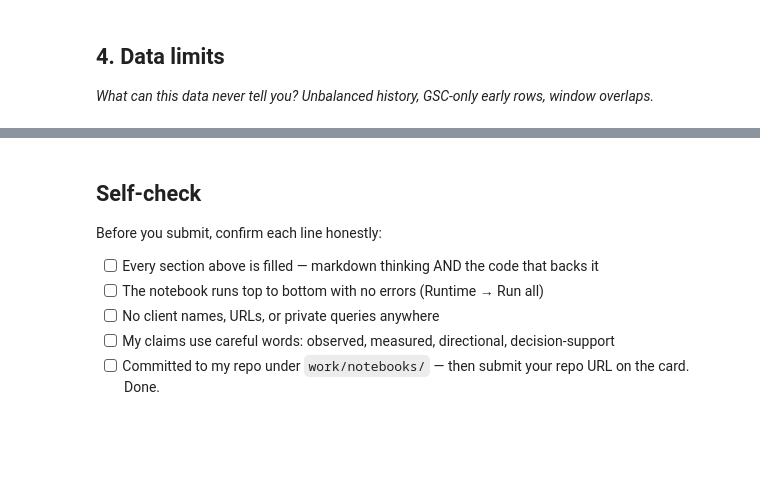
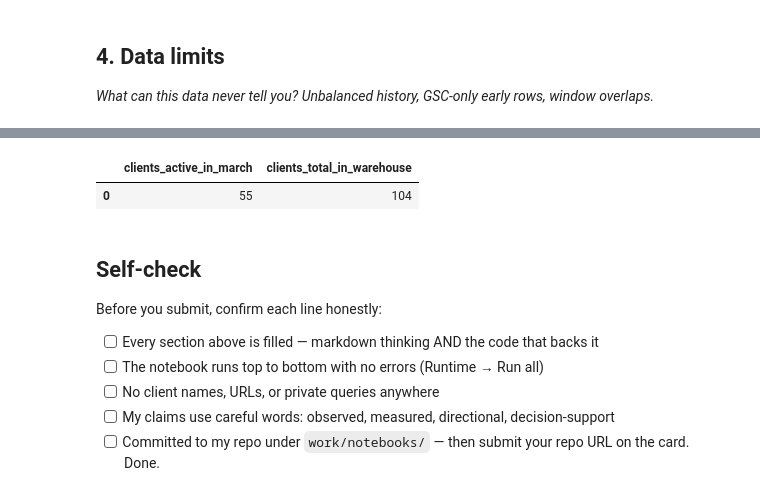
Before and after one commit to alianas-dev/flyrank-ml-internship, a Jupyter notebook: work/notebooks/w03_data_contract.ipynb, the cells around one changed output, grey strips where cells are left out. Cells and saved outputs as stored; diff of their text form; code cells hidden in the pictures; blank space fills up the shorter version.

```diff
--- a/work/notebooks/w03_data_contract.ipynb
+++ b/work/notebooks/w03_data_contract.ipynb
@@ -37,3 +305,16 @@ This skeleton is yours to fill. Work the sections **in order** — each one has
+# %%
+# Quick evidence for the named limitation: how many distinct clients appear in the March
+# partition at all, versus how many clients dim_clients says exist overall.
+coverage = con.sql(f"""
+    SELECT
+        (SELECT COUNT(DISTINCT client_hash_id) FROM {FACT_MARCH}) AS clients_active_in_march,
+        (SELECT COUNT(*) FROM {DIM_CLIENTS}) AS clients_total_in_warehouse
+""").df()
+
+coverage
+# %% [output]
+|  | clients_active_in_march | clients_total_in_warehouse |
+| 0 | 55 | 104 |
 # %% [markdown]
 ## Self-check
 
```
Also changed, not shown: parts of 22 cells of this notebook.
